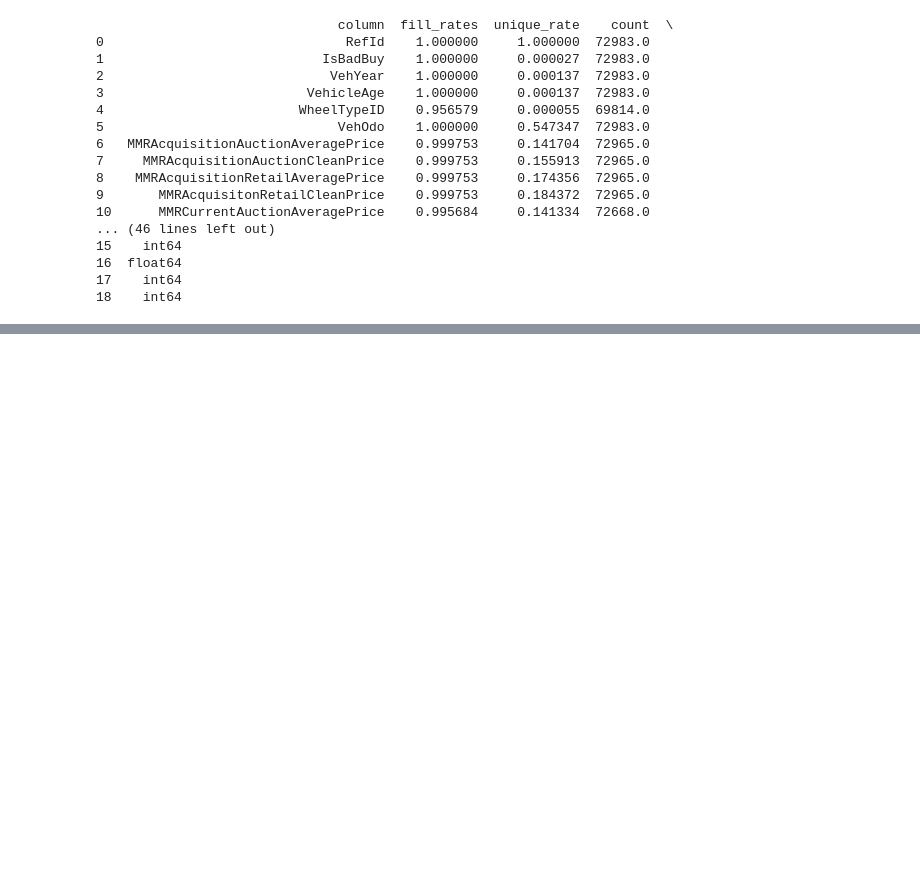
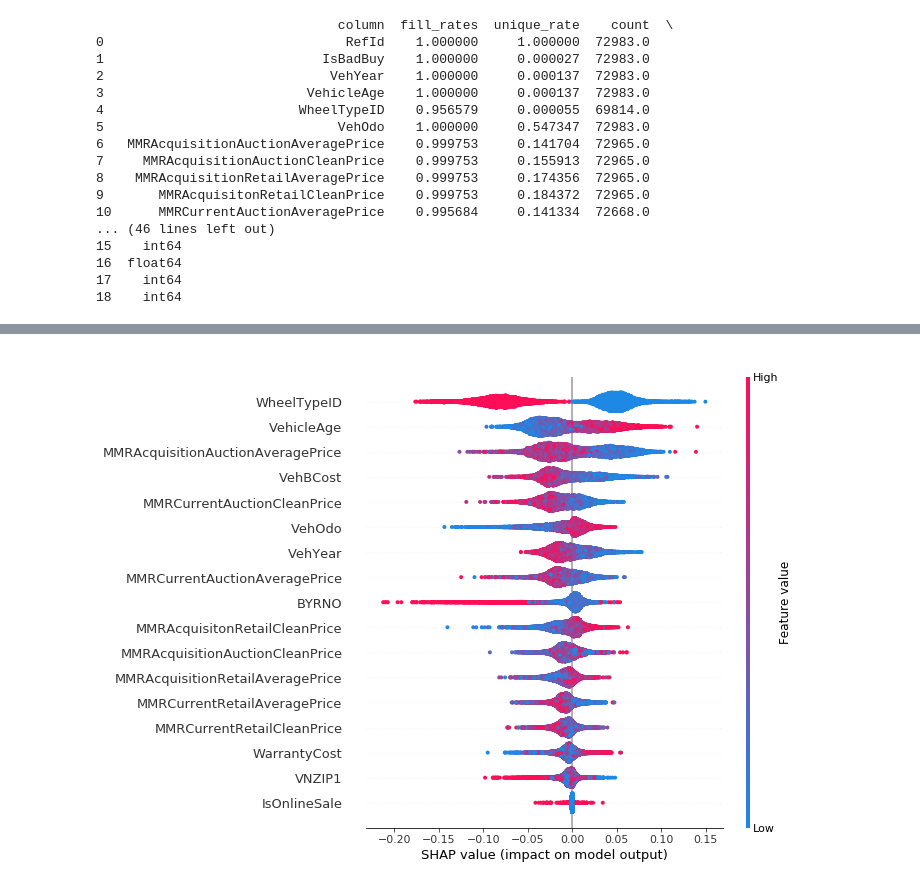
Before and after one commit to Lulwa90/auto, a Jupyter notebook: auto_eda.ipynb, the cells around one changed output, grey strips where cells are left out. Drawn from its saved outputs; the diff is of its cells as text; code cells hidden in the pictures; blank space fills up the shorter version.

```diff
--- a/auto_eda.ipynb
+++ b/auto_eda.ipynb
@@ -140,0 +147,9 @@ eli5.show_weights(perm, feature_names = val_X.columns.tolist())
+# %%
+import shap
+
+explainer = shap.TreeExplainer(my_model)
+shap_values = explainer.shap_values(val_X)
+
+shap.summary_plot(shap_values[1], val_X)
+# %% [output]
+[figure, added]
```
Also changed, not shown: parts of 2 cells of this notebook, 2 other files.
